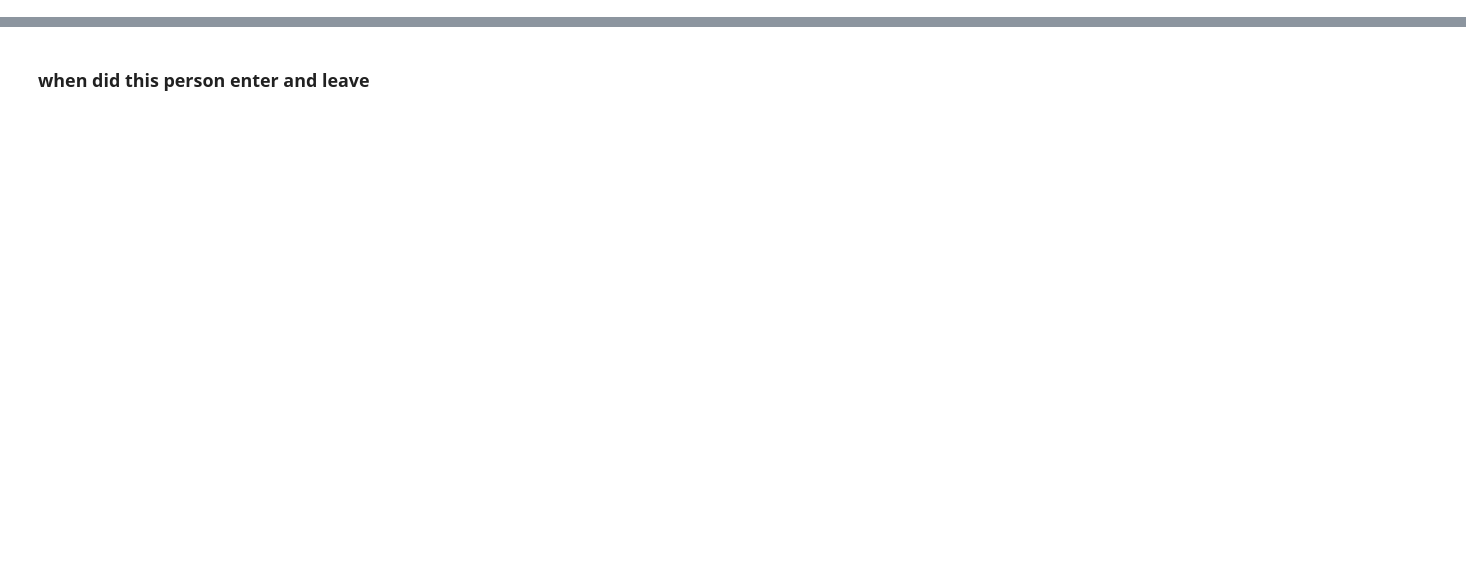
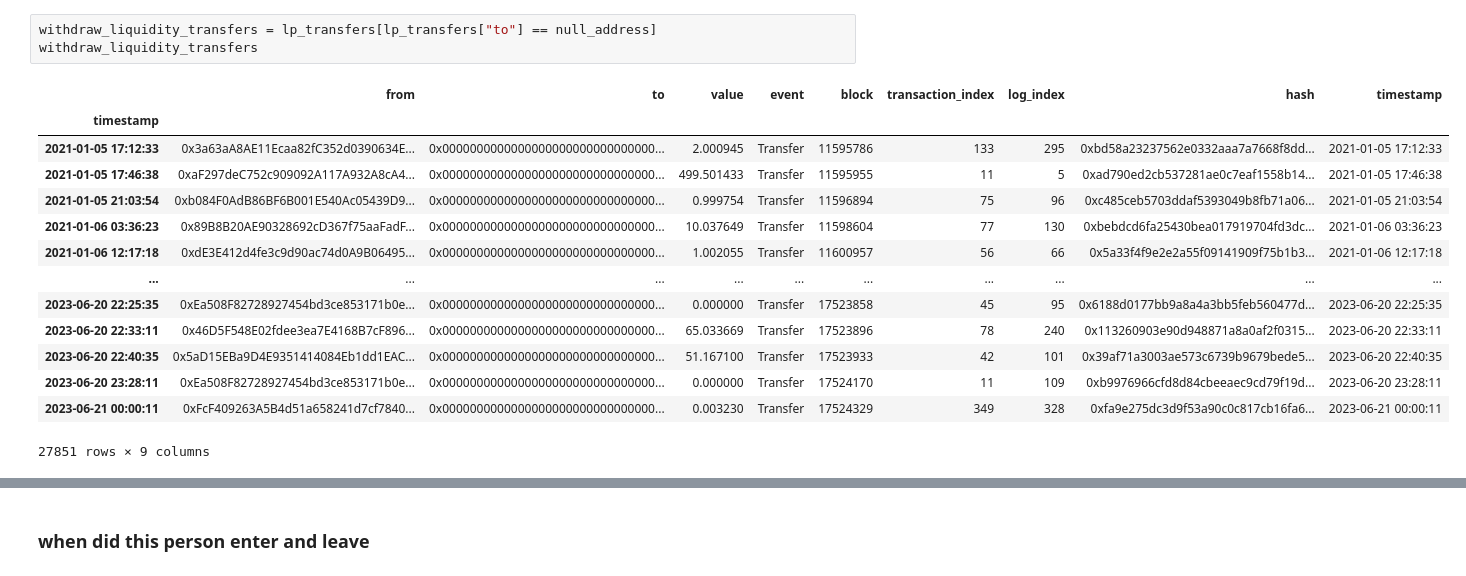
Before and after one commit to Tokemak/InternProject, a Jupyter notebook: internproject/look_at_add_and_withdrawl_lp.ipynb, the cells around one changed output, grey strips where cells are left out. Cells and saved outputs as stored; diff of their text form; blank space fills up the shorter version.

```diff
--- a/internproject/look_at_add_and_withdrawl_lp.ipynb
+++ b/internproject/look_at_add_and_withdrawl_lp.ipynb
@@ -41,0 +55,18 @@ remove_lp
+# %%
+withdraw_liquidity_transfers = lp_transfers[lp_transfers["to"] == null_address]
+withdraw_liquidity_transfers
+# %% [output]
+|  | from | to | value | event | block | transaction_index | log_index | hash | timestamp |
+| timestamp |  |  |  |  |  |  |  |  |  |
+| 2021-01-05 17:12:33 | 0x3a63aA8AE11Ecaa82fC352d0390634E... | 0x0000000000000000000000000000000... | 2.000945 | Transfer | 11595786 | 133 | 295 | 0xbd58a23237562e0332aaa7a7668f8dd... | 2021-01-05 17:12:33 |
+| 2021-01-05 17:46:38 | 0xaF297deC752c909092A117A932A8cA4... | 0x0000000000000000000000000000000... | 499.501433 | Transfer | 11595955 | 11 | 5 | 0xad790ed2cb537281ae0c7eaf1558b14... | 2021-01-05 17:46:38 |
+| 2021-01-05 21:03:54 | 0xb084F0AdB86BF6B001E540Ac05439D9... | 0x0000000000000000000000000000000... | 0.999754 | Transfer | 11596894 | 75 | 96 | 0xc485ceb5703ddaf5393049b8fb71a06... | 2021-01-05 21:03:54 |
+| 2021-01-06 03:36:23 | 0x89B8B20AE90328692cD367f75aaFadF... | 0x0000000000000000000000000000000... | 10.037649 | Transfer | 11598604 | 77 | 130 | 0xbebdcd6fa25430bea017919704fd3dc... | 2021-01-06 03:36:23 |
+| 2021-01-06 12:17:18 | 0xdE3E412d4fe3c9d90ac74d0A9B06495... | 0x0000000000000000000000000000000... | 1.002055 | Transfer | 11600957 | 56 | 66 | 0x5a33f4f9e2e2a55f09141909f75b1b3... | 2021-01-06 12:17:18 |
+| ... | ... | ... | ... | ... | ... | ... | ... | ... | ... |
+| 2023-06-20 22:25:35 | 0xEa508F82728927454bd3ce853171b0e... | 0x0000000000000000000000000000000... | 0.000000 | Transfer | 17523858 | 45 | 95 | 0x6188d0177bb9a8a4a3bb5feb560477d... | 2023-06-20 22:25:35 |
+| 2023-06-20 22:33:11 | 0x46D5F548E02fdee3ea7E4168B7cF896... | 0x0000000000000000000000000000000... | 65.033669 | Transfer | 17523896 | 78 | 240 | 0x113260903e90d948871a8a0af2f0315... | 2023-06-20 22:33:11 |
+| 2023-06-20 22:40:35 | 0x5aD15EBa9D4E9351414084Eb1dd1EAC... | 0x0000000000000000000000000000000... | 51.167100 | Transfer | 17523933 | 42 | 101 | 0x39af71a3003ae573c6739b9679bede5... | 2023-06-20 22:40:35 |
+| 2023-06-20 23:28:11 | 0xEa508F82728927454bd3ce853171b0e... | 0x0000000000000000000000000000000... | 0.000000 | Transfer | 17524170 | 11 | 109 | 0xb9976966cfd8d84cbeeaec9cd79f19d... | 2023-06-20 23:28:11 |
+| 2023-06-21 00:00:11 | 0xFcF409263A5B4d51a658241d7cf7840... | 0x0000000000000000000000000000000... | 0.003230 | Transfer | 17524329 | 349 | 328 | 0xfa9e275dc3d9f53a90c0c817cb16fa6... | 2023-06-21 00:00:11 |
+27851 rows × 9 columns
```
Also changed, not shown: parts of 12 cells of this notebook, 4 other files.
